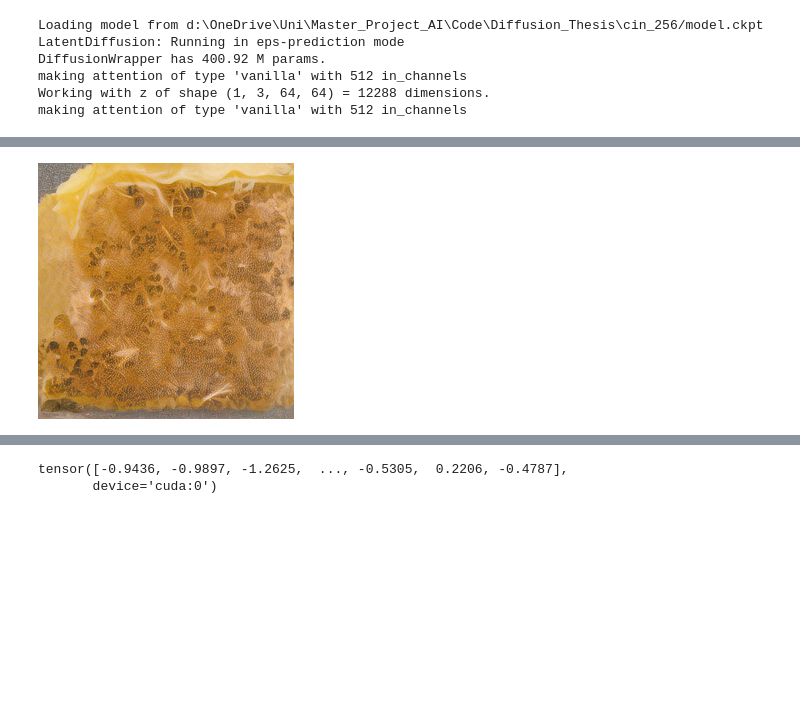
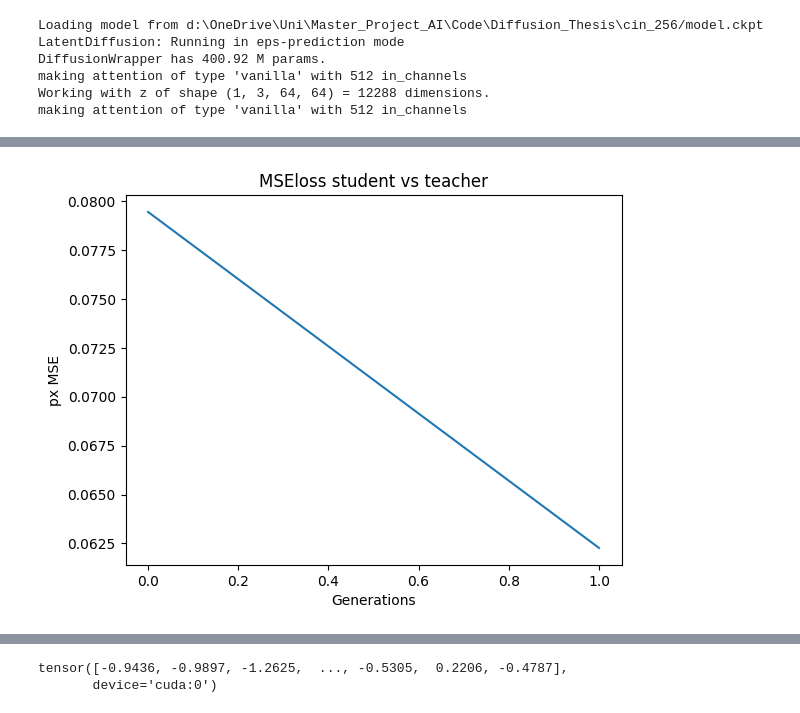
Before and after one commit to Pmobilee/DSD, a Jupyter notebook: cin_256/Cin_256_custom.ipynb, the cells around one changed output, grey strips where cells are left out. Drawn from its saved outputs; the diff is of its cells as text; code cells hidden in the pictures; blank space fills up the shorter version.

Commit message:
Loss Implemented, backward() not updating

```diff
--- a/cin_256/Cin_256_custom.ipynb
+++ b/cin_256/Cin_256_custom.ipynb
@@ -153,7 +155,17 @@ import copy
 teacher = get_model()
 sampler_teacher = DDIMSampler(teacher)
 student = copy.deepcopy(teacher)
+student.requires_grad = True
 sampler_student = DDIMSampler(student)
+
+
+# state_teacher = teacher.state_dict().__str__()
+# state_student = student.state_dict().__str__()
+
+# print("teacher equals student:", state_teacher == state_student)
+
+# del state_teacher
+# del state_student
 # %% [output]
 Loading model from d:\OneDrive\Uni\Master_Project_AI\Code\Diffusion_Thesis\cin_256/model.ckpt
 LatentDiffusion: Running in eps-prediction mode
@@ -167,10 +179,11 @@ def mse_loss(teacher, student):
     size = c * h * w
     teacher = teacher.flatten()
     student = student.flatten()
-    return sum((teacher - student) ** 2) / size
+    return torch.sum((teacher - student) ** 2) / size
 # %%
 NUM_CLASSES = 1000
 inst_per_distil = 1
+generations = 2
 ddim_steps_teacher = 10
 ddim_steps_student = int(ddim_steps_teacher / 2)
 TEACHER_STEPS = 2
@@ -181,14 +194,25 @@ scale = 3.0
 updates = int(ddim_steps_teacher / TEACHER_STEPS)
 
 all_samples = list()
+averaged_losses = []
+
+teacher_samples = list()
+student_samples = list()
+
+
+
+optimizer = torch.optim.Adam(student.parameters(), lr=0.1, betas=(0.9, 0.999), eps=1e-08, weight_decay=0, amsgrad=False)
+
 
 with torch.no_grad():
         for run in range(inst_per_distil):
+                print("RUN: ", run, end=" | ")
                 with teacher.ema_scope():
                         uc = teacher.get_learned_conditioning(
                                 {teacher.cond_stage_key: torch.tensor(1*[1000]).to(teacher.device)}
                                 )
-                        for class_prompt in torch.randint(0, NUM_CLASSES, (inst_per_distil,)):
+                        for class_prompt in torch.randint(0, NUM_CLASSES, (generations,)):
+                                losses = []
                         # for class_prompt in [1]:
                                 sampler_teacher.make_schedule(ddim_num_steps=ddim_steps_teacher, ddim_eta=ddim_eta, verbose=False)
                                 xc = torch.tensor([class_prompt])
@@ -231,17 +255,31 @@ with torch.no_grad():
                                                                                 steps_per_sampling = STUDENT_STEPS,
                                                                                 total_steps = ddim_steps_student)
                                                 x_T_student = student_intermediate["x_inter"][-1]
+                                                if steps != 0:
+                                                        optimizer.zero_grad()
+                                                        x_T_student.requires_grad = True
+                                                        loss = mse_loss(x_T_student, x_T)
 
-                                                loss = mse_loss(x_T, x_T_student).item()
-                                                print("Loss:", loss)
+                                                        # print("Loss:", round(loss.item(), 5), end= " | ")
+                                                        loss.backward()
+                                                        optimizer.step()
+                                                        losses.append(loss.item())
+
+                                print("Loss: ", round(sum(losses) / len(losses), 5), end= " - ")
+                                averaged_losses.append(sum(losses) / len(losses))
+
+                                x_samples_ddim = teacher.decode_first_stage(x_T)
+                                x_samples_ddim = torch.clamp((x_samples_ddim+1.0)/2.0, min=0.0, max=1.0)
+                                teacher_samples.append(x_samples_ddim)
+
+                                x_samples_ddim = student.decode_first_stage(x_T_student)
+                                x_samples_ddim = torch.clamp((x_samples_ddim+1.0)/2.0, min=0.0, max=1.0)
+                                teacher_samples.append(x_samples_ddim)
 
 
-
-
-x_samples_ddim = teacher.decode_first_stage(teacher_intermediate["x_inter"][-1])
-x_samples_ddim = torch.clamp((x_samples_ddim+1.0)/2.0, min=0.0, max=1.0)
-grid = rearrange(x_samples_ddim, 'b c h w -> (b) c h w')
-grid = make_grid(grid, nrow=1)
-grid = 255. * rearrange(grid, 'c h w -> h w c').cpu().numpy()
-Image.fromarray(grid.astype(np.uint8))
+plt.plot(range(len(averaged_losses)), averaged_losses, label="MSE LOSS")
+plt.xlabel("Generations")
+plt.ylabel("px MSE")
+plt.title("MSEloss student vs teacher")
+plt.show()
 # %% [output]
@@ -253 +287 @@ Loss: 0.07989953458309174
-[figure, old version]
+[figure, new version]
```
Also changed, not shown: parts of 7 cells of this notebook, 1 other file.
